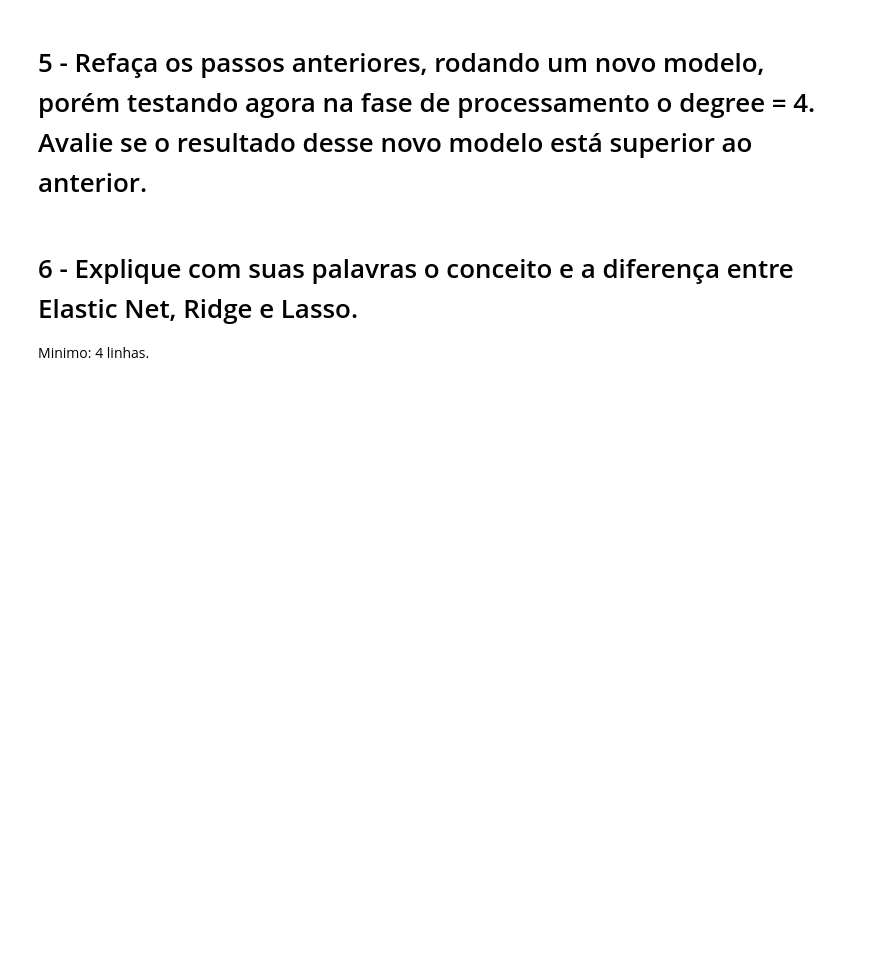
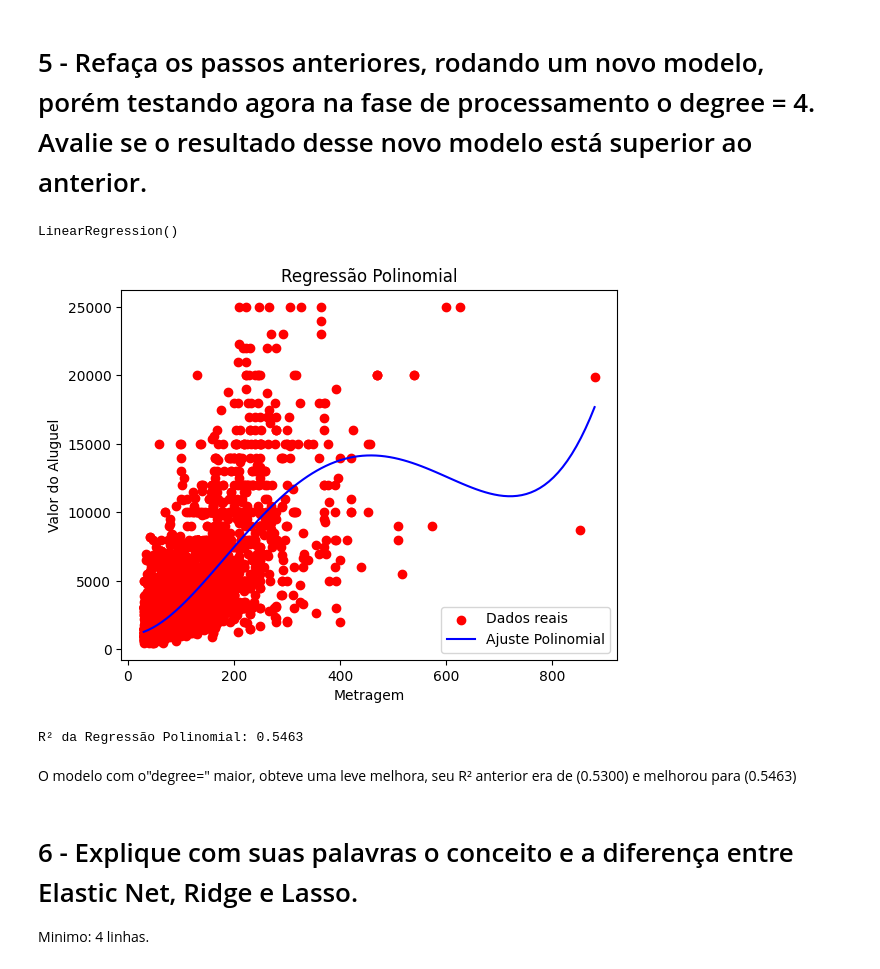
Before and after one commit to hGALANTp/Ebac_newb, a Jupyter notebook: Profissao Cientista de Dados M34 Pratique.ipynb, the cells around one changed output. Drawn from its saved outputs; the diff is of its cells as text; code cells hidden in the pictures; blank space fills up the shorter version.

```diff
--- a/Profissao Cientista de Dados M34 Pratique.ipynb
+++ b/Profissao Cientista de Dados M34 Pratique.ipynb
@@ -11,3 +28,6 @@ Durante a aula montamos um modelo de regressão polinomial utilizando a variavel
+# %%
+y = df_base['Valor_Aluguel']
+X = df_base[['Metragem']]
 # %% [markdown]
 # 2 - Faça o procecssamento dos dados utilizando o Polynomial Feature, com degree = 2.
 # %%
@@ -24,6 +84,40 @@ Durante a aula montamos um modelo de regressão polinomial utilizando a variavel
 # 5 - Refaça os passos anteriores, rodando um novo modelo, porém testando agora na fase de processamento o degree = 4. Avalie se o resultado desse novo modelo está superior ao anterior.
 # %%
 #seu código aqui
+poly_features = PolynomialFeatures(degree=4)
+
+x_poly = poly_features.fit_transform(X)
+# %%
+X_train, X_test, y_train, y_test = train_test_split(x_poly, y, random_state=1, test_size=0.2)
+# %%
+model = LinearRegression()
+model.fit(X_train, y_train)
+# %% [output]
+LinearRegression()
+# %%
+y_pred = model.predict(X_test)
+
+# CriarEmos uma sequência de valores X para a visualização, buscando a suavização
+x_range = np.linspace(X.min(), X.max(), 100).reshape(-1, 1)
+x_range_poly = poly_features.transform(x_range)
+y_range_pred = model.predict(x_range_poly)
+
+plt.scatter(X, y, color='red', label='Dados reais')  # Dados reais
+plt.plot(x_range, y_range_pred, color='blue', label='Ajuste Polinomial')  # Linha do ajuste
+plt.xlabel('Metragem')
+plt.ylabel('Valor do Aluguel')
+plt.title('Regressão Polinomial')
+plt.legend()
+plt.show()
+# %% [output]
+[figure, added]
+# %%
+r2 = r2_score(y_test, y_pred)
+print(f'R² da Regressão Polinomial: {r2:.4f}')
+# %% [output]
+R² da Regressão Polinomial: 0.5463
+# %% [markdown]
+O modelo com o"degree=" maior, obteve uma leve melhora, seu R² anterior era de (0.5300) e melhorou para (0.5463)
 # %% [markdown]
 # 6 - Explique com suas palavras o conceito e a diferença entre Elastic Net, Ridge e Lasso.
 Minimo: 4 linhas.
```
Also changed, not shown: parts of 11 cells of this notebook.
